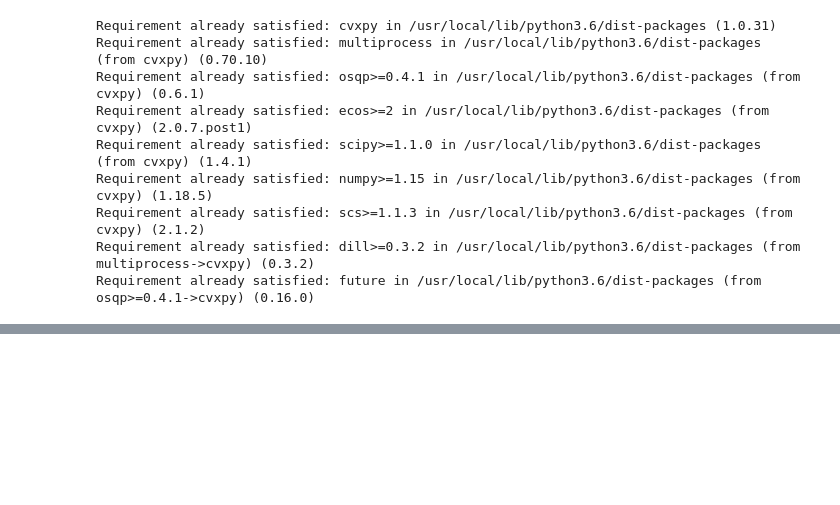
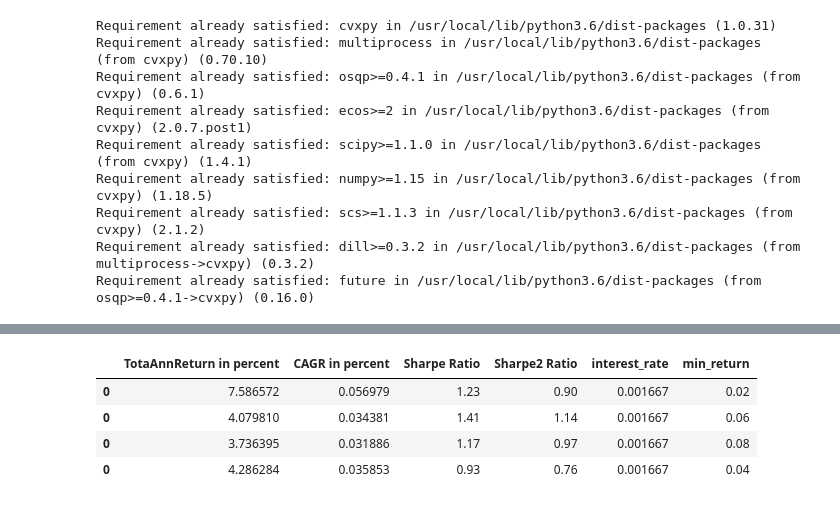
Before and after one commit to armandordorica/Portfolio_Optimization, a Jupyter notebook: markowitz_portfolio_optimization_master_YFINANCE.ipynb, the cells around one changed output, grey strips where cells are left out. Drawn from its saved outputs; the diff is of its cells as text; code cells hidden in the pictures; blank space fills up the shorter version.

```diff
--- a/markowitz_portfolio_optimization_master_YFINANCE.ipynb
+++ b/markowitz_portfolio_optimization_master_YFINANCE.ipynb
@@ -226,0 +396,5 @@ Sharpe2 Ratio = 1.350000
+# %%
+dict = {"TotaAnnReturn in percent":[TotaAnnReturn*100], 'CAGR in percent':[CAGR], 'Sharpe Ratio': [round(sharpe,2)],\
+        'Sharpe2 Ratio':[round(sharpe2,2)], 'interest_rate':[interest_rate], 'min_return':[min_return]  }
+output = pd.DataFrame(dict)
+output
@@ -226,0 +408,2 @@ Sharpe2 Ratio = 1.350000
+# %%
+output_summary = output_summary.append(output)
@@ -227,3 +414,11 @@ Sharpe2 Ratio = 1.350000
+# %%
+output_summary
+# %% [output]
+|  | TotaAnnReturn in percent | CAGR in percent | Sharpe Ratio | Sharpe2 Ratio | interest_rate | min_return |
+| 0 | 7.586572 | 0.056979 | 1.23 | 0.90 | 0.001667 | 0.02 |
+| 0 | 4.079810 | 0.034381 | 1.41 | 1.14 | 0.001667 | 0.06 |
+| 0 | 3.736395 | 0.031886 | 1.17 | 0.97 | 0.001667 | 0.08 |
+| 0 | 4.286284 | 0.035853 | 0.93 | 0.76 | 0.001667 | 0.04 |
 # %%
 ls
 # %% [output]
```
Also changed, not shown: parts of 24 cells of this notebook.
